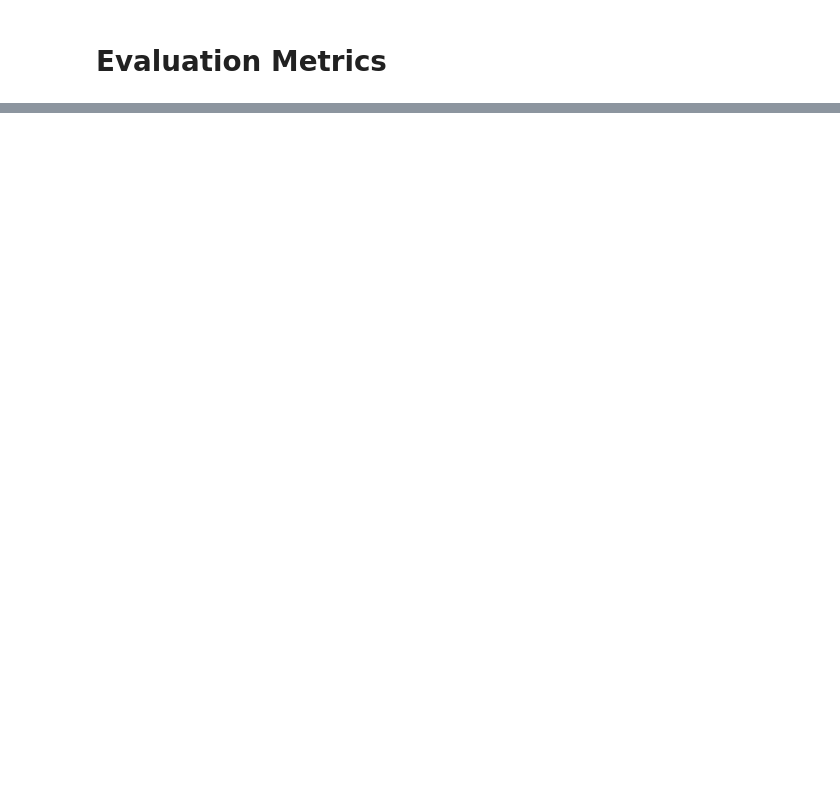
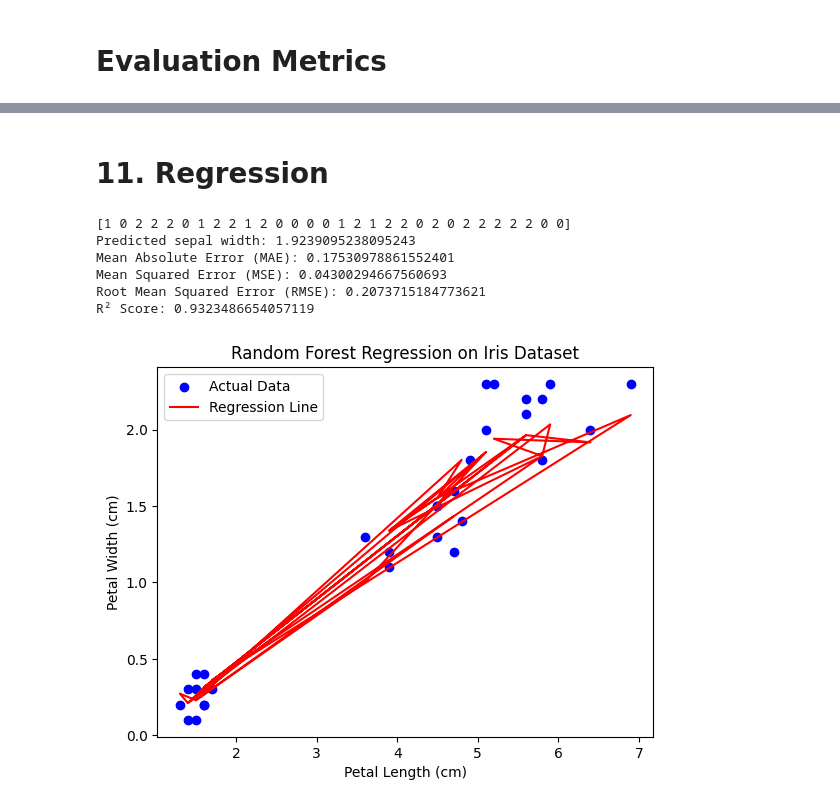
Before and after one commit to masum184e/ai_projects, a Jupyter notebook: ml-algo/RandomForest.ipynb, the cells around one changed output, grey strips where cells are left out. Drawn from its saved outputs; the diff is of its cells as text; code cells hidden in the pictures; blank space fills up the shorter version.

Commit message:
RandomForest Added

```diff
--- a/ml-algo/RandomForest.ipynb
+++ b/ml-algo/RandomForest.ipynb
@@ -88,0 +127,54 @@ plt.show()
+# %% [markdown]
+# 11. Regression
+# %%
+# Step 3: Extract Features
+X = df[['petal_length']].values  # Features
+y = df['petal_width'].values    # Target
+
+# Step 5: Split the Data into Training and Test Sets
+X_train, X_test, y_train, y_test = train_test_split(X, y, test_size=0.2, random_state=42)
+
+# Step 6: Create the Model (Decision Tree Regressor)
+regressor = RandomForestRegressor(n_estimators=100, random_state=42)
+
+# Step 7: Train the Model
+regressor.fit(X_train, y_train)
+
+# Step 8: Make Predictions
+y_pred = regressor.predict(X_test)
+# Since this is a regression, we need to round predictions to get integer values.
+y_pred_rounded = np.round(y_pred).astype(int)
+print(y_pred_rounded)
+
+# Step 8.1 Custom Predictions
+prediction = regressor.predict(np.array([[5.5]]))
+print(f"Predicted sepal width: {prediction[0]}")
+
+# Step 9: Evaluate the Model
+mae = mean_absolute_error(y_test, y_pred)
+mse = mean_squared_error(y_test, y_pred)
+rmse = np.sqrt(mse)
+r2 = r2_score(y_test, y_pred)
+
+print(f"Mean Absolute Error (MAE): {mae}")
+print(f"Mean Squared Error (MSE): {mse}")
+print(f"Root Mean Squared Error (RMSE): {rmse}")
+print(f"R² Score: {r2}")
+
+# Step 10:  Visualization - Random Forest Regression
+
+plt.scatter(X_test, y_test, color='blue', label='Actual Data')
+plt.plot(X_test, y_pred, color='red', label='Regression Line')
+plt.xlabel('Petal Length (cm)')
+plt.ylabel('Petal Width (cm)')
+plt.title('Random Forest Regression on Iris Dataset')
+plt.legend()
+plt.show()
+# %% [output]
+[1 0 2 2 2 0 1 2 2 1 2 0 0 0 0 1 2 1 2 2 0 2 0 2 2 2 2 2 0 0]
+Predicted sepal width: 1.9239095238095243
+Mean Absolute Error (MAE): 0.17530978861552401
+Mean Squared Error (MSE): 0.04300294667560693
+Root Mean Squared Error (RMSE): 0.2073715184773621
+R² Score: 0.9323486654057119
+[figure, added]
```
Also changed, not shown: parts of 23 cells of this notebook.
